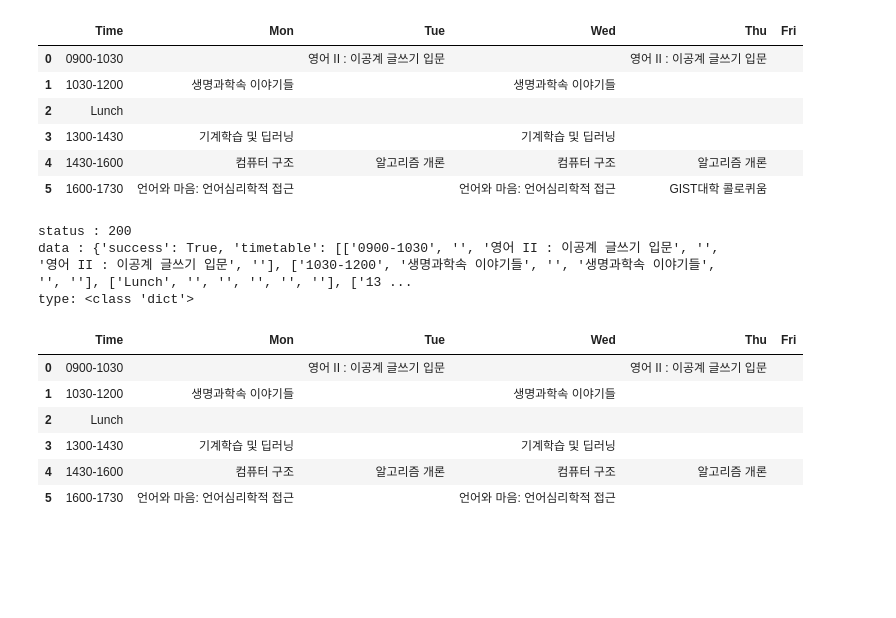
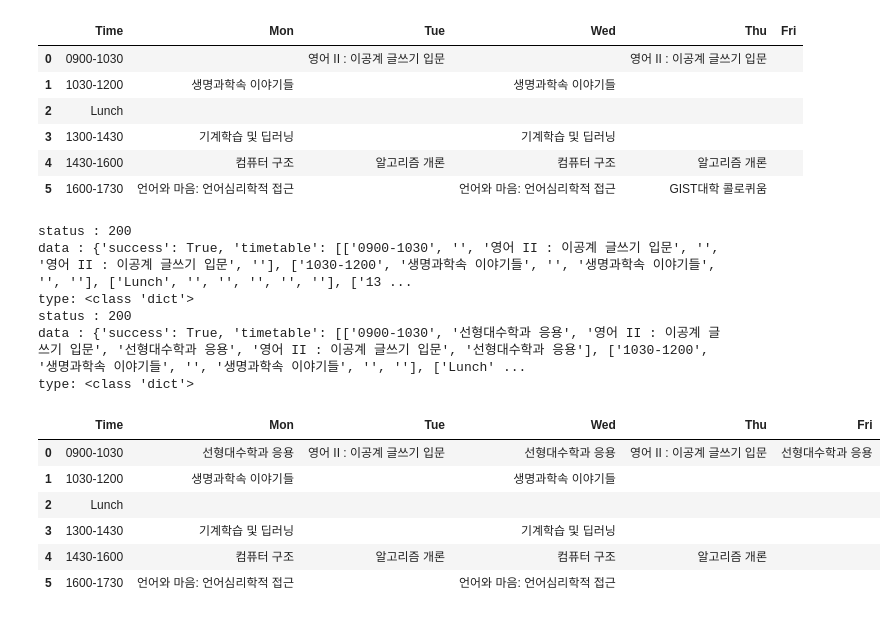
Before and after one commit to irregular6612/FastAPI, a Jupyter notebook: tester.ipynb, the cells around one changed output. Cells and saved outputs as stored; diff of their text form; code cells hidden in the pictures; blank space fills up the shorter version.

Commit message:
edit return type in some functions

```diff
--- a/tester.ipynb
+++ b/tester.ipynb
@@ -65,0 +96,7 @@ def updateCourse(url : str, data : dict):
+# %%
+response = searchLecture(course_search_url, "2902-01")
+print(f"status : {response.status_code}")
+print(f"data : {json.loads(response.text)}")
+print(f"type: {type(json.loads(response.text))}")
+print(json.loads(response.text)['courses'])
+# 검색도 잘 됨.
@@ -65,0 +110,10 @@ def updateCourse(url : str, data : dict):
+# %%
+#delete는 일반적으로 query만 넘김. json이 아닌 params로 넘기자.
+def removeCourse(url : str, data : dict):
+    response = requests.delete(url = url, json = data)
+    return response
+
+response = removeCourse(remove_course_url, data={"code" : "AI2902-01", "name" : "콜로퀴움"})
+print(f"status : {response.status_code}")
+print(f"data : {json.loads(response.text)}")
+print(f"type: {type(json.loads(response.text))}")
@@ -65,0 +126,17 @@ def updateCourse(url : str, data : dict):
+# %%
+sample_course = {'division': 'AI융합 부전공',
+                 'code': 'AI2902-01',
+                 'name': '디지털 유니버스 콜로퀴움334',
+                 'professor': '황치옥[60934]++',
+                 'time': [[False, False, False, True, False],
+                          [False, True, False, False, False, False]]}
+
+#course code 기준으로 정보 업데이트
+def updateCourse(url : str, data : dict):
+    response = requests.put(url=url, json = data)
+    return response
+
+response = updateCourse(update_course_url, data=sample_course)
+print(f"status : {response.status_code}")
+print(f"data : {json.loads(response.text)}")
+print(f"type: {type(json.loads(response.text))}")
@@ -175,14 +266,19 @@ type: <class 'dict'>
 | 4 | 1430-1600 | 컴퓨터 구조 | 알고리즘 개론 | 컴퓨터 구조 | 알고리즘 개론 |  |
 | 5 | 1600-1730 | 언어와 마음: 언어심리학적 접근 |  | 언어와 마음: 언어심리학적 접근 | GIST대학 콜로퀴움 |  |
 # %%
+# 추가로 과목 삭제 후 과목 추가
 response = removeTimeTable(remove_timetable_url, {"code" : "9331", "name" : "콜로퀴움"})
+response = addTimeTable(add_timetable_url, {"code" : "2004-03", "name" : "선형"})
 pd.DataFrame(json.loads(response.text)['timetable'], columns=['Time','Mon', 'Tue', 'Wed','Thu','Fri'])
 # %% [output]
 status : 200
 data : {'success': True, 'timetable': [['0900-1030', '', '영어 II : 이공계 글쓰기 입문', '', '영어 II : 이공계 글쓰기 입문', ''], ['1030-1200', '생명과학속 이야기들', '', '생명과학속 이야기들', '', ''], ['Lunch', '', '', '', '', ''], ['13 ...
 type: <class 'dict'>
+status : 200
+data : {'success': True, 'timetable': [['0900-1030', '선형대수학과 응용', '영어 II : 이공계 글쓰기 입문', '선형대수학과 응용', '영어 II : 이공계 글쓰기 입문', '선형대수학과 응용'], ['1030-1200', '생명과학속 이야기들', '', '생명과학속 이야기들', '', ''], ['Lunch' ...
+type: <class 'dict'>
 |  | Time | Mon | Tue | Wed | Thu | Fri |
-| 0 | 0900-1030 |  | 영어 II : 이공계 글쓰기 입문 |  | 영어 II : 이공계 글쓰기 입문 |  |
+| 0 | 0900-1030 | 선형대수학과 응용 | 영어 II : 이공계 글쓰기 입문 | 선형대수학과 응용 | 영어 II : 이공계 글쓰기 입문 | 선형대수학과 응용 |
 | 1 | 1030-1200 | 생명과학속 이야기들 |  | 생명과학속 이야기들 |  |  |
 | 2 | Lunch |  |  |  |  |  |
 | 3 | 1300-1430 | 기계학습 및 딥러닝 |  | 기계학습 및 딥러닝 |  |  |
```
Also changed, not shown: parts of 22 cells of this notebook, 1 other file.
